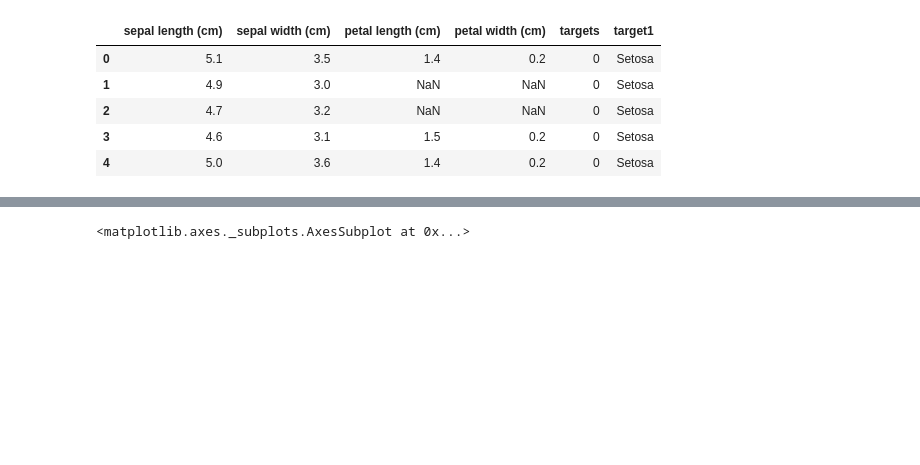
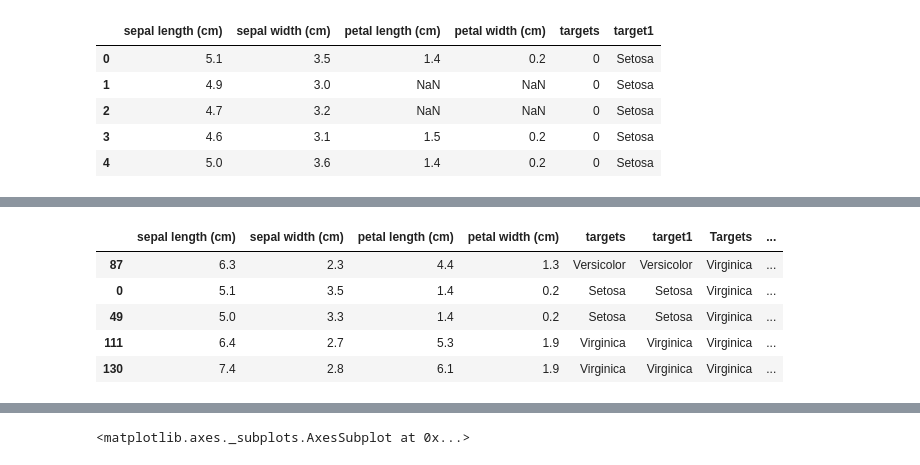
Before and after one commit to alexgachiri/Training, a Jupyter notebook: Iris project/Iris Project.ipynb, the cells around one changed output, grey strips where cells are left out. Saved outputs shown, nothing was run; the diff lists cells and outputs as text; code cells hidden in the pictures; blank space fills up the shorter version.

```diff
--- a/Iris project/Iris Project.ipynb
+++ b/Iris project/Iris Project.ipynb
@@ -27 +80,19 @@ df.head()
+# %%
+
+def changer(text):
+    if text ==0:
+        return "Setosa"
+    elif text ==1:
+        return "Versicolor"
+    else:
+        return "Virginica"
+df["Targets"] =list(map(changer,df["targets"]))
+df.head()
+# %% [output]
+|  | sepal length (cm) | sepal width (cm) | petal length (cm) | petal width (cm) | targets | target1 | Targets | ... |
+| 87 | 6.3 | 2.3 | 4.4 | 1.3 | Versicolor | Versicolor | Virginica | ... |
+| 0 | 5.1 | 3.5 | 1.4 | 0.2 | Setosa | Setosa | Virginica | ... |
+| 49 | 5.0 | 3.3 | 1.4 | 0.2 | Setosa | Setosa | Virginica | ... |
+| 111 | 6.4 | 2.7 | 5.3 | 1.9 | Virginica | Virginica | Virginica | ... |
+| 130 | 7.4 | 2.8 | 6.1 | 1.9 | Virginica | Virginica | Virginica | ... |
 # %%
```
Also changed, not shown: parts of 7 cells of this notebook.
